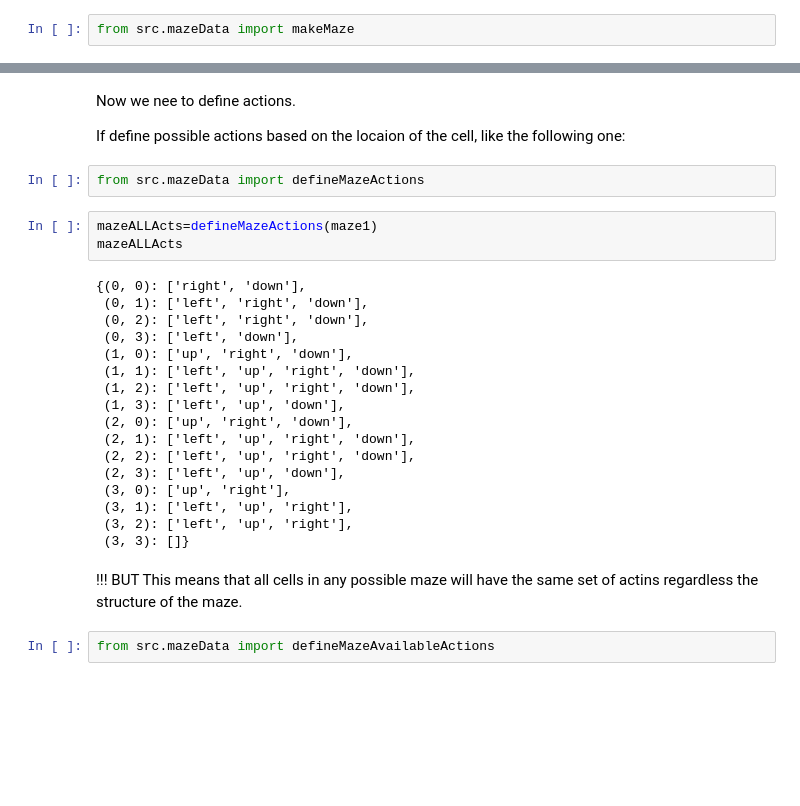
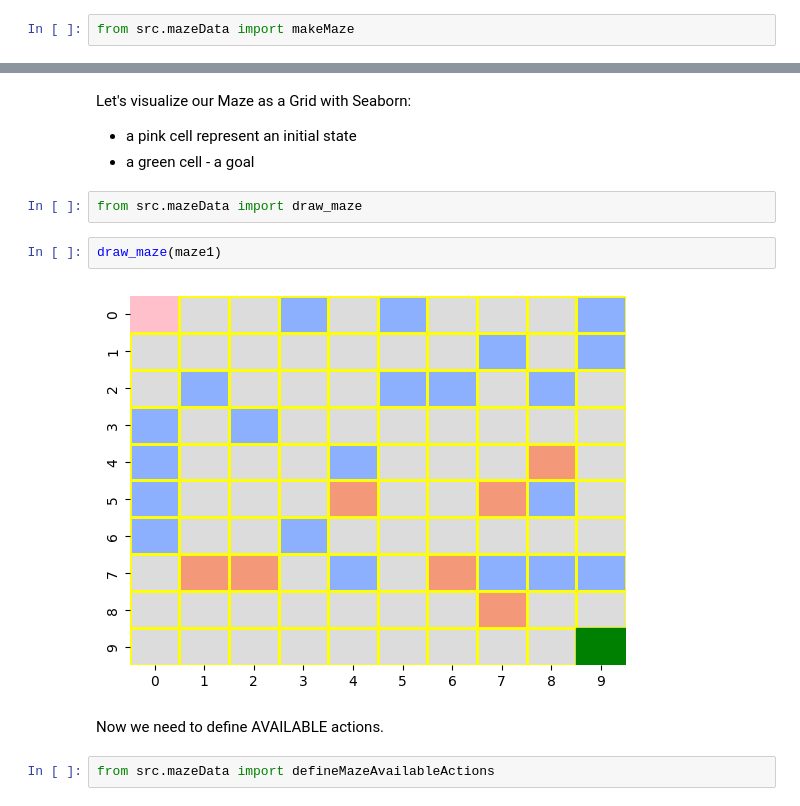
Before and after one commit to Owenyx/cs3220_fall2025_NWP, a Jupyter notebook: Lab5_InformedSearchStrategies_Tutorial&tasks.ipynb, the cells around one changed output, grey strips where cells are left out. Drawn from its saved outputs; the diff is of its cells as text; blank space fills up the shorter version.

```diff
--- a/Lab5_InformedSearchStrategies_Tutorial&tasks.ipynb
+++ b/Lab5_InformedSearchStrategies_Tutorial&tasks.ipynb
@@ -84,31 +80,15 @@ array([[1, 1, 1, 2, 1, 1, 0, 1, 1, 1],
+# %% [markdown]
+Let's visualize our Maze as a Grid with Seaborn:
+* a pink cell represent an initial state
+* a green cell - a goal
+# %%
+from src.mazeData import draw_maze
+# %%
+draw_maze(maze1)
+# %% [output]
+[figure, added]
 # %% [markdown]
-Now we nee to define actions.
-
-If define possible actions based on the locaion of the cell, like the following one:
+Now we need to define AVAILABLE actions.
-# %%
-from src.mazeData import defineMazeActions
-# %%
-mazeALLActs=defineMazeActions(maze1)
-mazeALLActs
-# %% [output]
-{(0, 0): ['right', 'down'],
- (0, 1): ['left', 'right', 'down'],
- (0, 2): ['left', 'right', 'down'],
- (0, 3): ['left', 'down'],
- (1, 0): ['up', 'right', 'down'],
- (1, 1): ['left', 'up', 'right', 'down'],
- (1, 2): ['left', 'up', 'right', 'down'],
- (1, 3): ['left', 'up', 'down'],
- (2, 0): ['up', 'right', 'down'],
- (2, 1): ['left', 'up', 'right', 'down'],
- (2, 2): ['left', 'up', 'right', 'down'],
- (2, 3): ['left', 'up', 'down'],
- (3, 0): ['up', 'right'],
- (3, 1): ['left', 'up', 'right'],
- (3, 2): ['left', 'up', 'right'],
- (3, 3): []}
-# %% [markdown]
-!!! BUT This means that all cells in any possible maze will have the same set of actins regardless the structure of the maze.
 # %%
 from src.mazeData import defineMazeAvailableActions
 # %%
```
Also changed, not shown: parts of 49 cells of this notebook, 4 other files.
